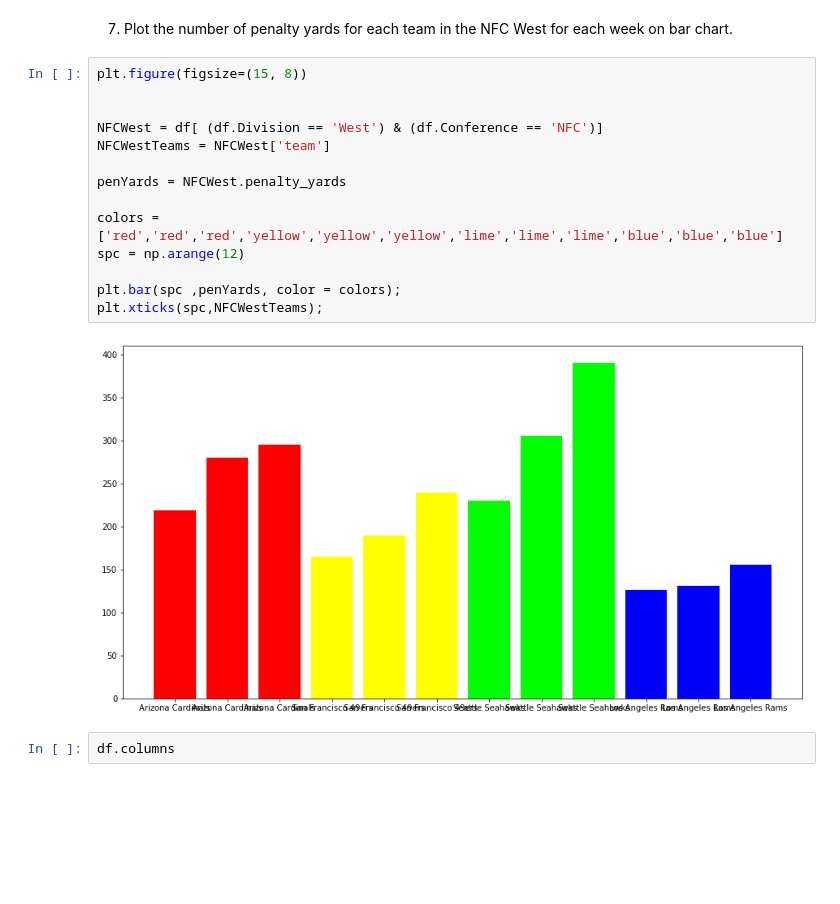
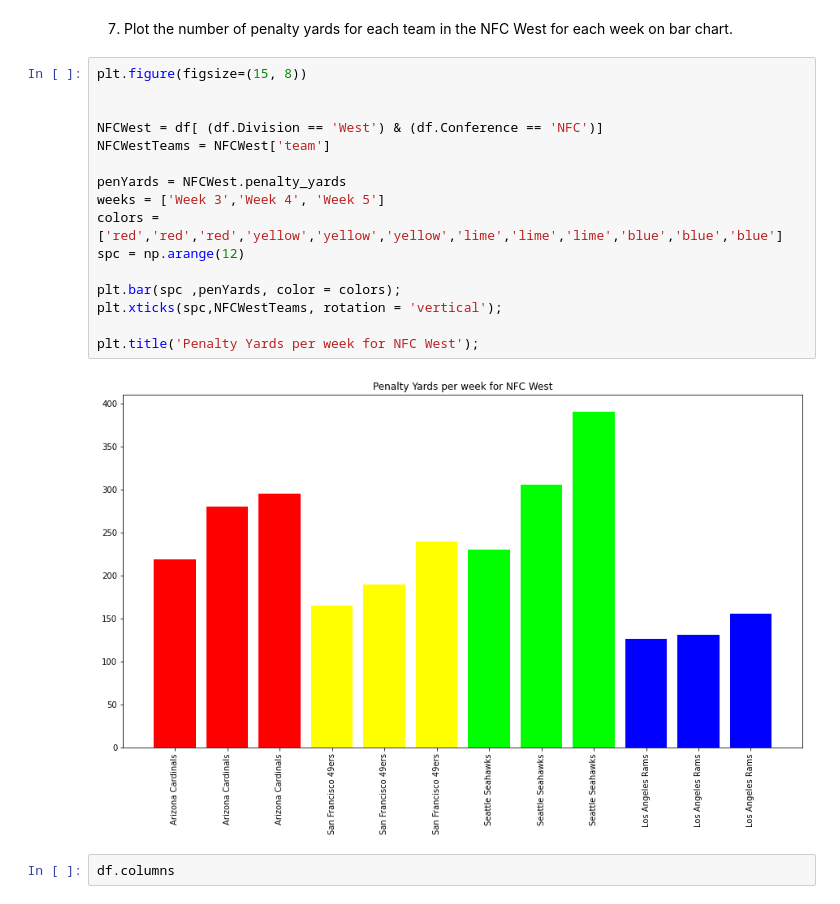
Before and after one commit to sflowers51/cis277-fa22-Lab5, a Jupyter notebook: Lab5.ipynb, the cells around one changed output. Drawn from its saved outputs; the diff is of its cells as text; blank space fills up the shorter version.

```diff
--- a/Lab5.ipynb
+++ b/Lab5.ipynb
@@ -154,19 +158,21 @@ plt.scatter(avgYPP, avgPoints);
 # %%
 plt.figure(figsize=(15, 8))
 
 
 NFCWest = df[ (df.Division == 'West') & (df.Conference == 'NFC')]
 NFCWestTeams = NFCWest['team']
 
 penYards = NFCWest.penalty_yards
-
+weeks = ['Week 3','Week 4', 'Week 5']
 colors = ['red','red','red','yellow','yellow','yellow','lime','lime','lime','blue','blue','blue']
 spc = np.arange(12)
 
 plt.bar(spc ,penYards, color = colors);
-plt.xticks(spc,NFCWestTeams);
+plt.xticks(spc,NFCWestTeams, rotation = 'vertical');
+
+plt.title('Penalty Yards per week for NFC West');
 # %% [output]
-[figure, old version]
+[figure, new version]
 # %%
 df.columns
 # %% [output]
```
Also changed, not shown: parts of 2 cells of this notebook.
